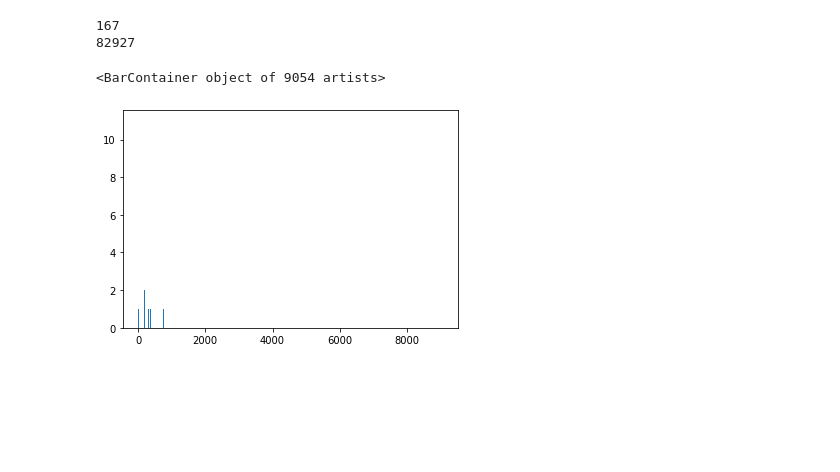
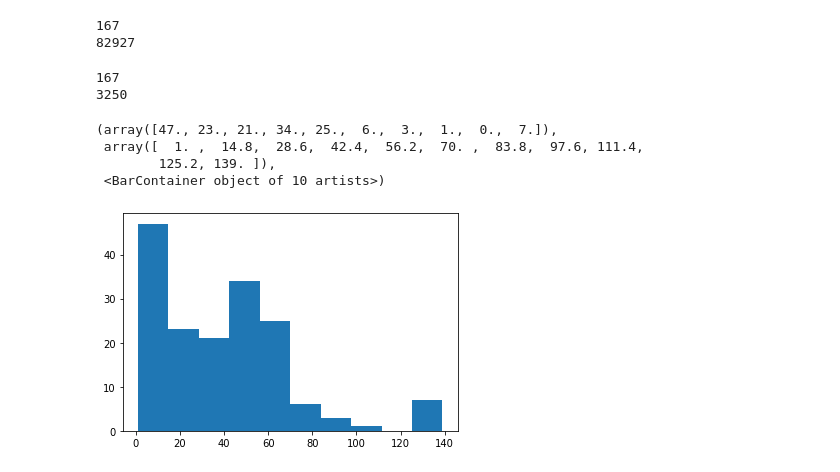
Before and after one commit to ProtossLuigi/studia-mag, a Jupyter notebook: sieci/lab2/zad1.ipynb, the cells around one changed output. Saved outputs shown, nothing was run; the diff lists cells and outputs as text; code cells hidden in the pictures; blank space fills up the shorter version.

```diff
--- a/sieci/lab2/zad1.ipynb
+++ b/sieci/lab2/zad1.ipynb
@@ -44,7 +44,7 @@ import pandas as pd
 # %%
 df = pd.read_csv('radoslaw_email/out.radoslaw_email_email', sep='\s+', skiprows=2, header=None)[[0, 1]]
 G = nx.MultiGraph()
-G.add_edges_from([tuple(r) for r in df.to_numpy()])
+G.add_edges_from(df.to_numpy())
 # %% [output]
 [0,
  0,
@@ -69,8 +69,21 @@ print(len(G.edges()))
 # %% [output]
 167
 82927
-# %%
-plt.bar(range(len(nx.degree_histogram(G))), nx.degree_histogram(G))
-# %% [output]
-<BarContainer object of 9054 artists>
-[figure, removed]
+# %%
+G = nx.Graph(G)
+for node in G.nodes():
+    if G.has_edge(node, node):
+        G.remove_edge(node, node)
+print(len(G.nodes()))
+print(len(G.edges()))
+# %% [output]
+167
+3250
+# %%
+plt.hist(list(dict(G.degree).values()))
+# %% [output]
+(array([47., 23., 21., 34., 25.,  6.,  3.,  1.,  0.,  7.]),
+ array([  1. ,  14.8,  28.6,  42.4,  56.2,  70. ,  83.8,  97.6, 111.4,
+        125.2, 139. ]),
+ <BarContainer object of 10 artists>)
+[figure, added]
```
Also changed, not shown: parts of 9 cells of this notebook.
